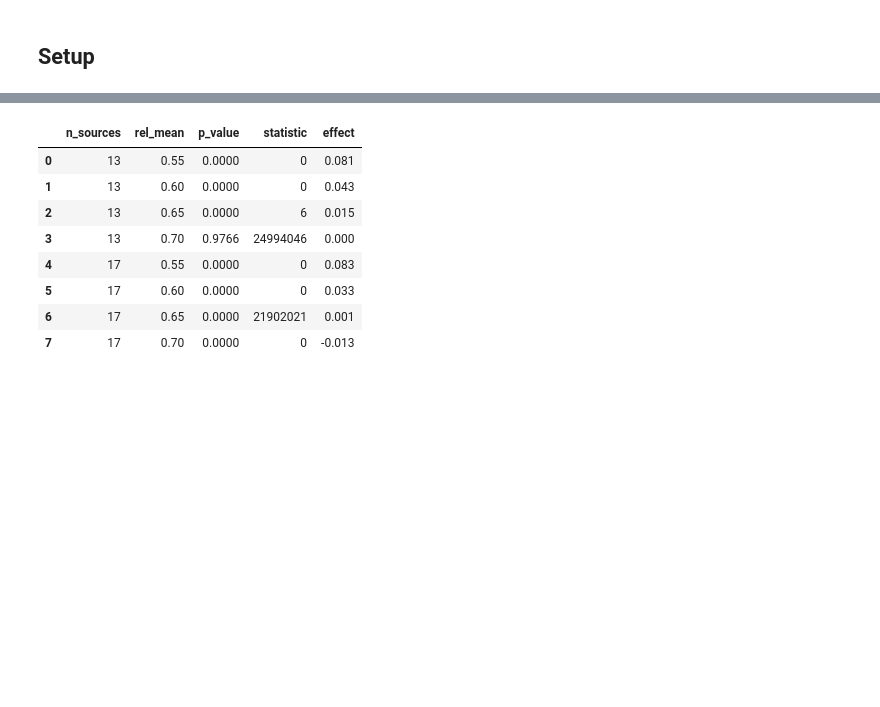
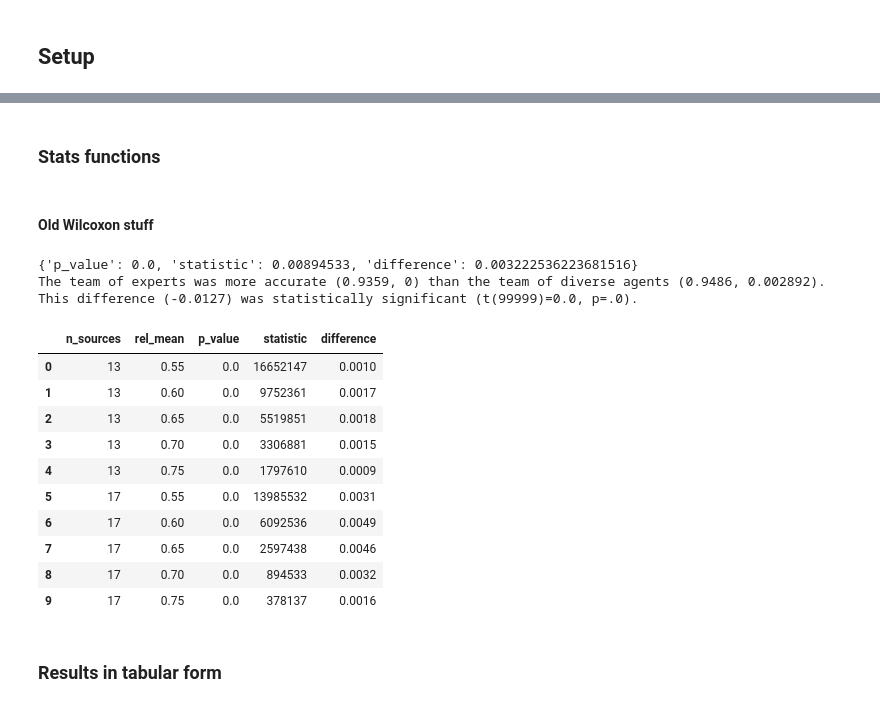
Before and after one commit to HeinDuijf/DiversityAbility, a Jupyter notebook: DataAnalysis.ipynb, the cells around one changed output, grey strips where cells are left out. Cells and saved outputs as stored; diff of their text form; code cells hidden in the pictures; blank space fills up the shorter version.

```diff
--- a/DataAnalysis.ipynb
+++ b/DataAnalysis.ipynb
@@ -84,0 +307,2 @@ print(perform_wilcoxon("simulation_20241127_160327"))
+# %% [markdown]
+### Stats functions
@@ -85,27 +312,55 @@ print(perform_wilcoxon("simulation_20241127_160327"))
+# %% [markdown]
+#### Old Wilcoxon stuff
+# %%
+from data_analysis.statistics import perform_paired
+import pandas as pd
+import scipy.stats as stats
+
+def report_wilcoxon(file):
+    if file[-4:] != ".csv":
+        file = f"{file}.csv"
+    df = pd.read_csv(f"data/{file}") # "data/simulation_20241127_160327.csv") # ("data/simulation_20241127_140856.csv")
+    df_exp = df[df["team_type"] == "expert"]
+    df_div = df[df["team_type"] == "diverse"]
+    df_test = df_div.copy()
+    expert_accuracy = df_exp.at[0, "accuracy"]
+    df_test[f"accuracy_expert"] = expert_accuracy
+    result = stats.wilcoxon(df_test["accuracy"], df_test[f"accuracy_expert"])
+    verb = "was"
+    if result.pvalue > 0.001:
+        verb = "was not"
+    if result.pvalue == 0:
+        report_p = "p=.0"
+    elif result.pvalue < 0.001:
+        report_p = f"p<.001"
+    else:
+        report_p = f"p={round(result.pvalue, 4)}"
+
+    div_mean = df_div["accuracy"].mean()
+    div_std = df_div["accuracy"].std()
+    print(f"The team of experts was more accurate ({round(expert_accuracy, 4)}, {0}) than the team of diverse agents ({round(div_mean, 4)}, {round(div_std, 6)}).")
+    print(f"This difference ({round(expert_accuracy - div_mean, 4)}) {verb} statistically significant (t({99999})={result.statistic}, {report_p}).")
+
+print(perform_paired("simulation_20241205_232430"))
+report_wilcoxon("simulation_20241205_232430")
+# %% [output]
+{'p_value': 0.0, 'statistic': 0.00894533, 'difference': 0.003222536223681516}
+The team of experts was more accurate (0.9359, 0) than the team of diverse agents (0.9486, 0.002892).
+This difference (-0.0127) was statistically significant (t(99999)=0.0, p=.0).
 # %%
-def produce_stats_wilcoxon():
-    date = "20241127"
-    files = [file for file in os.listdir("data") if file[:10] == "simulation" and date in file and not "README" in file]
-    results = []
-    for file in files:
-        df = pd.read_csv(f"data/{file}")
-        n_sources = df.at[0, "n_sources"]
-        rel_mean = df.at[0, "reliability_mean"]
-        result = perform_wilcoxon(file, x="accuracy")
-        results.append([
-            n_sources, rel_mean, round(result["p_value"], 4), round(result["statistic"]), round(result["effect"], 3),
-        ])
-    columns = ["n_sources", "rel_mean", "p_value", "statistic", "effect"]
-    return pd.DataFrame(results, columns=columns)
-
-produce_stats_wilcoxon()
+from data_analysis.statistics import produce_df_paired
+produce_df_paired(x="pool_accuracy", y="bounded_pool_accuracy", n_decimals=4)
 # %% [output]
-|  | n_sources | rel_mean | p_value | statistic | effect |
-| 0 | 13 | 0.55 | 0.0000 | 0 | 0.081 |
-| 1 | 13 | 0.60 | 0.0000 | 0 | 0.043 |
-| 2 | 13 | 0.65 | 0.0000 | 6 | 0.015 |
-| 3 | 13 | 0.70 | 0.9766 | 24994046 | 0.000 |
-| 4 | 17 | 0.55 | 0.0000 | 0 | 0.083 |
-| 5 | 17 | 0.60 | 0.0000 | 0 | 0.033 |
-| 6 | 17 | 0.65 | 0.0000 | 21902021 | 0.001 |
-| 7 | 17 | 0.70 | 0.0000 | 0 | -0.013 |
+|  | n_sources | rel_mean | p_value | statistic | difference |
+| 0 | 13 | 0.55 | 0.0 | 16652147 | 0.0010 |
+| 1 | 13 | 0.60 | 0.0 | 9752361 | 0.0017 |
+| 2 | 13 | 0.65 | 0.0 | 5519851 | 0.0018 |
+| 3 | 13 | 0.70 | 0.0 | 3306881 | 0.0015 |
+| 4 | 13 | 0.75 | 0.0 | 1797610 | 0.0009 |
+| 5 | 17 | 0.55 | 0.0 | 13985532 | 0.0031 |
+| 6 | 17 | 0.60 | 0.0 | 6092536 | 0.0049 |
+| 7 | 17 | 0.65 | 0.0 | 2597438 | 0.0046 |
+| 8 | 17 | 0.70 | 0.0 | 894533 | 0.0032 |
+| 9 | 17 | 0.75 | 0.0 | 378137 | 0.0016 |
+# %% [markdown]
+### Results in tabular form
```
Also changed, not shown: parts of 48 cells of this notebook.
